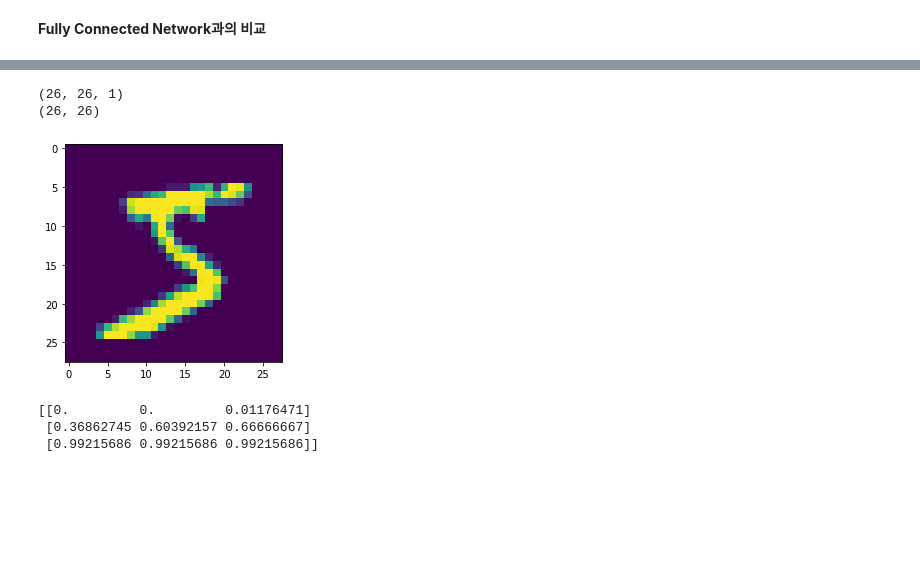
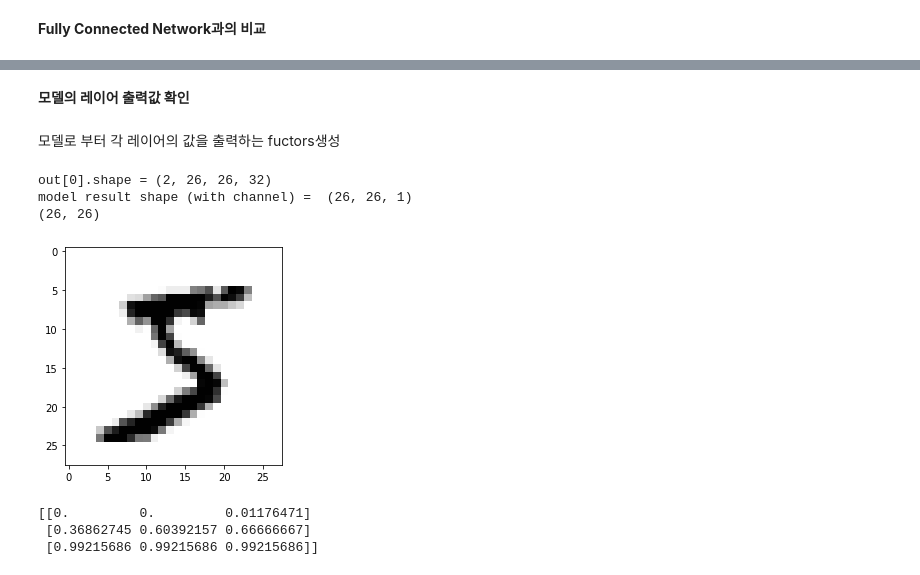
Before and after one commit to kotech1/computervision, a Jupyter notebook: 05_cnnbasic.ipynb, the cells around one changed output, grey strips where cells are left out. Drawn from its saved outputs; the diff is of its cells as text; code cells hidden in the pictures; blank space fills up the shorter version.

```diff
--- a/05_cnnbasic.ipynb
+++ b/05_cnnbasic.ipynb
@@ -294,28 +322,40 @@ Epoch 10/10
+# %% [markdown]
+**모델의 레이어 출력값 확인**
+# %% [markdown]
+모델로 부터 각 레이어의 값을 출력하는 fuctors생성
 # %%
 from tensorflow.keras import backend as K
 
 inp = model.input                                           # input placeholder
 outputs = [layer.output for layer in model.layers]          # all layer outputs
 functors = [K.function([inp, keras.Input(shape=())], [out]) for out in outputs]    # evaluation functions
 
 layer_id = 0
 filter_id = 0
 layerfn = functors[layer_id]
-out = layerfn(x_train[0:2]) # 두 개 이미지
+learning_phase = 0 # 학습시 1, 추론시 0
+out = layerfn([x_train[0:2], learning_phase]) # 첫 이미지 두개만 추론
+# out[출력 parameter 순서][데이터 id][height, width, channel]
+print('out[0].shape =', out[0].shape)
 result = out[0][0][:,:,filter_id:filter_id+1]
-print(result.shape)
+# 채널결과가 포함되어 있다.
+print('model result shape (with channel) = ', result.shape)
+# 간편한 형식을 위해서 채널 dimension을 삭제
 result_as_img = result.reshape((result.shape[0], result.shape[1]))
 print(result_as_img.shape)
-plt.imshow(x_train[0].reshape((28,28)))
+
+# 첫번째 입력 이미지 확인
+plt.imshow(x_train[0].reshape((28,28)), cmap=plt.cm.binary)
 plt.show()
 x_pos = 10
 y_pos = 5
 img3x3 = x_train[0][y_pos:y_pos+3, x_pos:x_pos+3, :].reshape((3,3))
 print(img3x3)
 # %% [output]
-(26, 26, 1)
+out[0].shape = (2, 26, 26, 32)
+model result shape (with channel) =  (26, 26, 1)
 (26, 26)
-[figure, old version]
+[figure, new version]
 [[0.         0.         0.01176471]
  [0.36862745 0.60392157 0.66666667]
  [0.99215686 0.99215686 0.99215686]]
```
Also changed, not shown: parts of 13 cells of this notebook.
